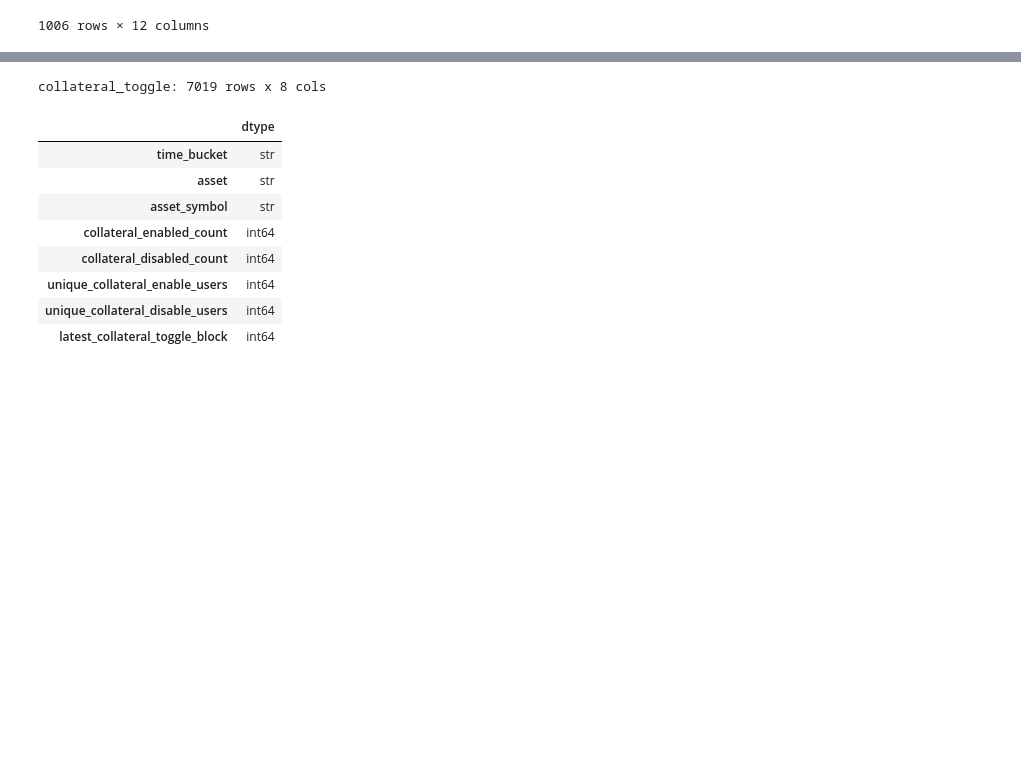
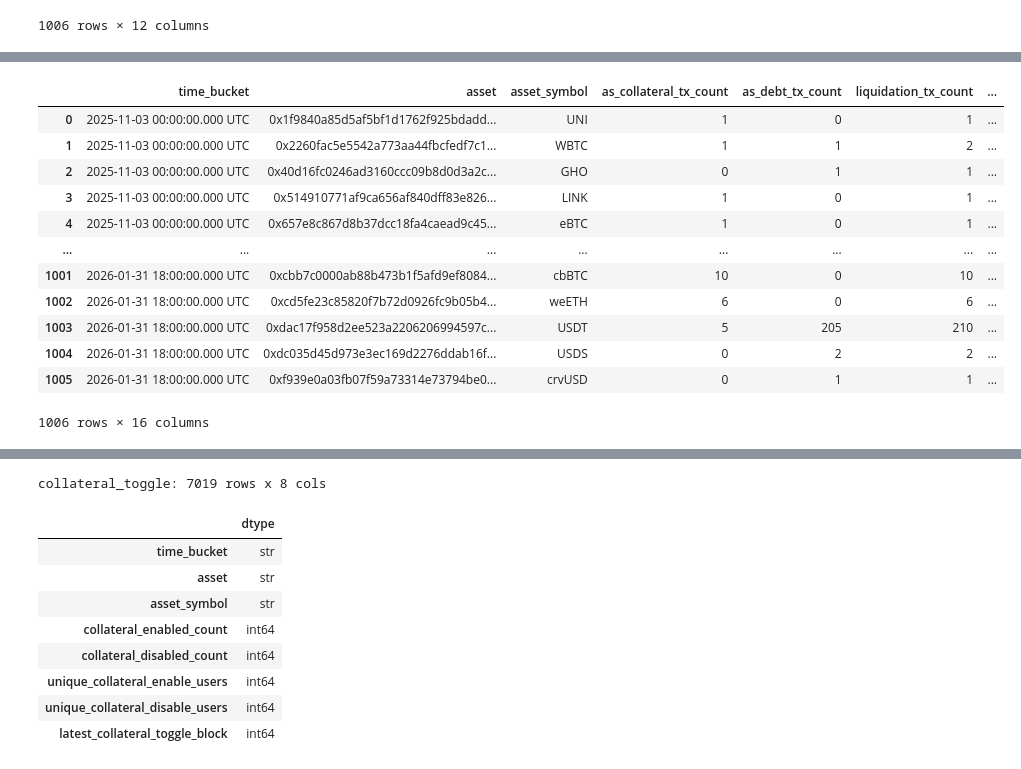
Before and after one commit to md-arham-ali/AAve_v3.1_Credit_risk_scoring, a Jupyter notebook: transform.ipynb, the cells around one changed output, grey strips where cells are left out. Saved outputs shown, nothing was run; the diff lists cells and outputs as text; code cells hidden in the pictures; blank space fills up the shorter version.

```diff
--- a/transform.ipynb
+++ b/transform.ipynb
@@ -716,11 +715,11 @@ query_7711290: 82 rows x 5 cols
 # %%
 TABLE = "liquidation"
 
-df_0_liquidation = tf.load_table(TABLE)
-print(f"{TABLE}: {df_0_liquidation.shape[0]} rows x {df_0_liquidation.shape[1]} cols")
-display(df_0_liquidation.dtypes.to_frame("dtype"))
-# display(df_0_liquidation.head(PREVIEW_ROWS))
-df_0_liquidation
+df_0_liq = tf.load_table(TABLE)
+print(f"{TABLE}: {df_0_liq.shape[0]} rows x {df_0_liq.shape[1]} cols")
+display(df_0_liq.dtypes.to_frame("dtype"))
+# display(df_0_liq.head(PREVIEW_ROWS))
+df_0_liq
 # %% [output]
 liquidation: 1006 rows x 12 cols
 |  | dtype |
@@ -777,0 +775,18 @@ query_7711290: 82 rows x 5 cols
+# %%
+df_2_liq = tf.scale_by_decimals(df_0_liq, df_1_borrow, drop_raw=True)
+df_3_liq = tf.multiply_by_price(df_2_liq, df_1_borrow, ["liquidated_collateral", "liquidation_debt_covered"])
+df_3_liq
+# %% [output]
+|  | time_bucket | asset | asset_symbol | as_collateral_tx_count | as_debt_tx_count | liquidation_tx_count | ... |
+| 0 | 2025-11-03 00:00:00.000 UTC | 0x1f9840a85d5af5bf1d1762f925bdadd... | UNI | 1 | 0 | 1 | ... |
+| 1 | 2025-11-03 00:00:00.000 UTC | 0x2260fac5e5542a773aa44fbcfedf7c1... | WBTC | 1 | 1 | 2 | ... |
+| 2 | 2025-11-03 00:00:00.000 UTC | 0x40d16fc0246ad3160ccc09b8d0d3a2c... | GHO | 0 | 1 | 1 | ... |
+| 3 | 2025-11-03 00:00:00.000 UTC | 0x514910771af9ca656af840dff83e826... | LINK | 1 | 0 | 1 | ... |
+| 4 | 2025-11-03 00:00:00.000 UTC | 0x657e8c867d8b37dcc18fa4caead9c45... | eBTC | 1 | 0 | 1 | ... |
+| ... | ... | ... | ... | ... | ... | ... | ... |
+| 1001 | 2026-01-31 18:00:00.000 UTC | 0xcbb7c0000ab88b473b1f5afd9ef8084... | cbBTC | 10 | 0 | 10 | ... |
+| 1002 | 2026-01-31 18:00:00.000 UTC | 0xcd5fe23c85820f7b72d0926fc9b05b4... | weETH | 6 | 0 | 6 | ... |
+| 1003 | 2026-01-31 18:00:00.000 UTC | 0xdac17f958d2ee523a2206206994597c... | USDT | 5 | 205 | 210 | ... |
+| 1004 | 2026-01-31 18:00:00.000 UTC | 0xdc035d45d973e3ec169d2276ddab16f... | USDS | 0 | 2 | 2 | ... |
+| 1005 | 2026-01-31 18:00:00.000 UTC | 0xf939e0a03fb07f59a73314e73794be0... | crvUSD | 0 | 1 | 1 | ... |
+1006 rows × 16 columns
```
Also changed, not shown: parts of 13 cells of this notebook, 5 other files.
